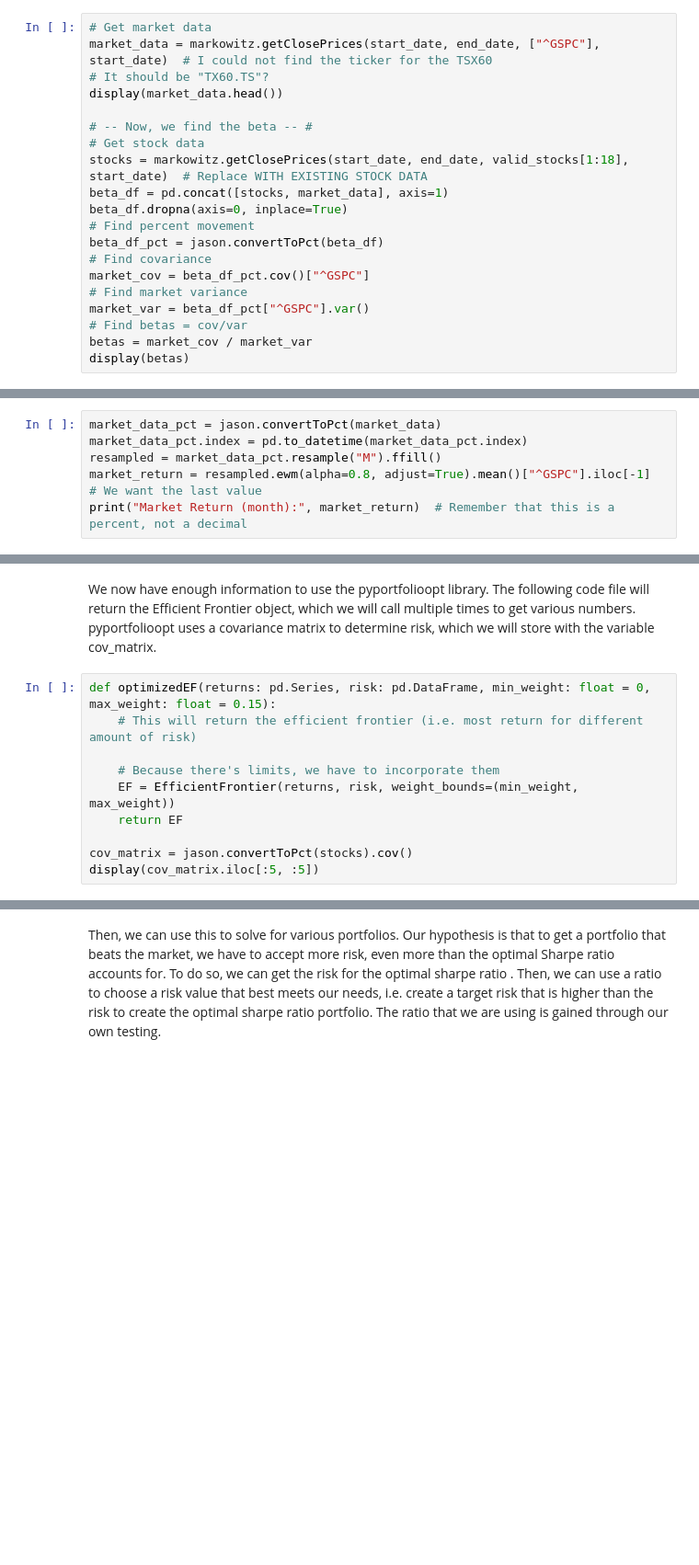
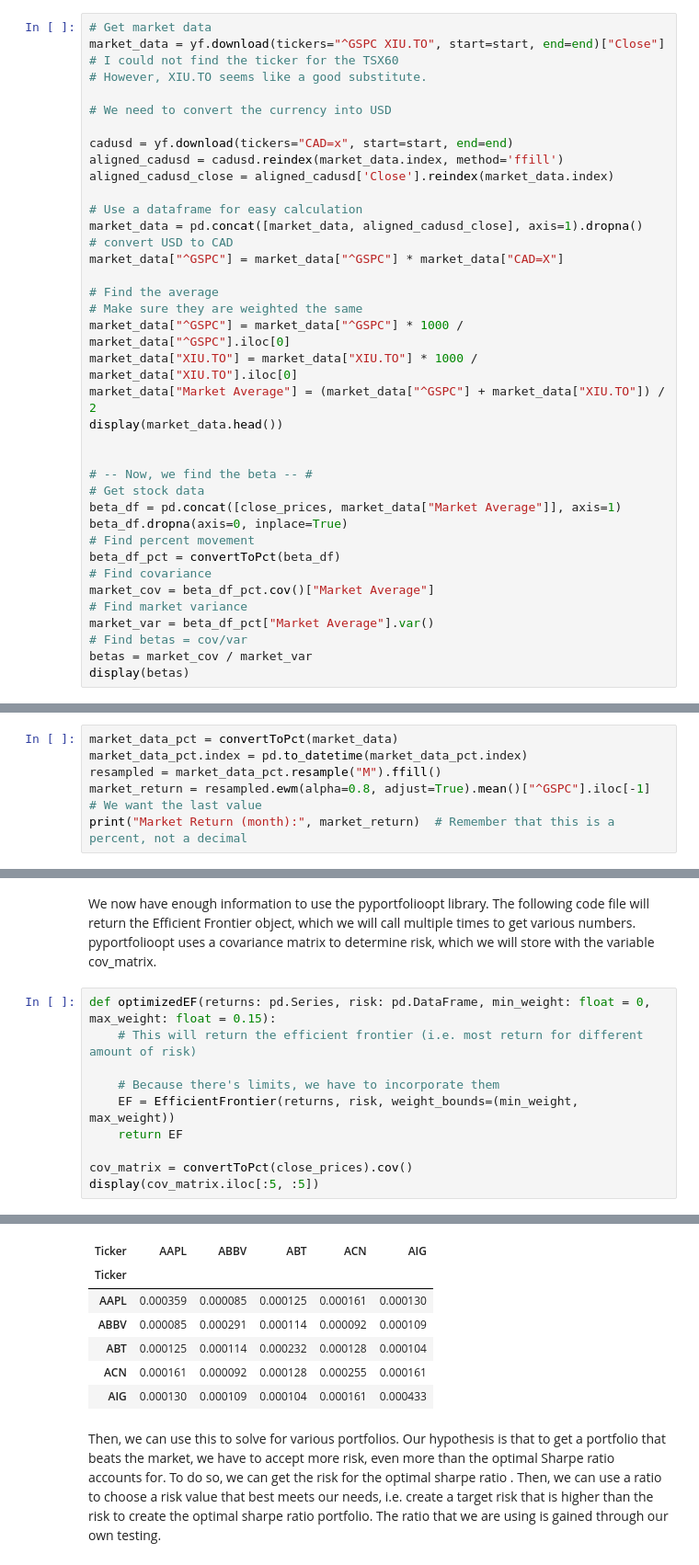
Before and after one commit to JasonLi14/Portfolio-Analyzer, a Jupyter notebook: Team_02_Assignment.ipynb, the cells around one changed output, grey strips where cells are left out. Shown at 92% size. Saved outputs shown, nothing was run; the diff lists cells and outputs as text; blank space fills up the shorter version.

```diff
--- a/Team_02_Assignment.ipynb
+++ b/Team_02_Assignment.ipynb
@@ -723,21 +725,39 @@ To implement CAPM, we first define the risk-free rate as $(3.31\% + 4.41\%)/2 =
 The following code first gets some market data, and then finds the beta of the securities in the stocks we choose.
 # %%
 # Get market data
-market_data = markowitz.getClosePrices(start_date, end_date, ["^GSPC"], start_date)  # I could not find the ticker for the TSX60
-# It should be "TX60.TS"?
+market_data = yf.download(tickers="^GSPC XIU.TO", start=start, end=end)["Close"]
+# I could not find the ticker for the TSX60
+# However, XIU.TO seems like a good substitute.
+
+# We need to convert the currency into USD
+
+cadusd = yf.download(tickers="CAD=x", start=start, end=end)
+aligned_cadusd = cadusd.reindex(market_data.index, method='ffill')
+aligned_cadusd_close = aligned_cadusd['Close'].reindex(market_data.index)
+
+# Use a dataframe for easy calculation
+market_data = pd.concat([market_data, aligned_cadusd_close], axis=1).dropna()
+# convert USD to CAD
+market_data["^GSPC"] = market_data["^GSPC"] * market_data["CAD=X"]
+
+# Find the average
+# Make sure they are weighted the same
+market_data["^GSPC"] = market_data["^GSPC"] * 1000 / market_data["^GSPC"].iloc[0]
+market_data["XIU.TO"] = market_data["XIU.TO"] * 1000 / market_data["XIU.TO"].iloc[0]
+market_data["Market Average"] = (market_data["^GSPC"] + market_data["XIU.TO"]) / 2
 display(market_data.head())
+
 
 # -- Now, we find the beta -- #
 # Get stock data
-stocks = markowitz.getClosePrices(start_date, end_date, valid_stocks[1:18], start_date)  # Replace WITH EXISTING STOCK DATA
-beta_df = pd.concat([stocks, market_data], axis=1)
+beta_df = pd.concat([close_prices, market_data["Market Average"]], axis=1)
 beta_df.dropna(axis=0, inplace=True)
 # Find percent movement
-beta_df_pct = jason.convertToPct(beta_df)
+beta_df_pct = convertToPct(beta_df)
 # Find covariance
-market_cov = beta_df_pct.cov()["^GSPC"]
+market_cov = beta_df_pct.cov()["Market Average"]
 # Find market variance
-market_var = beta_df_pct["^GSPC"].var()
+market_var = beta_df_pct["Market Average"].var()
 # Find betas = cov/var
 betas = market_cov / market_var
 display(betas)
@@ -753,7 +798,7 @@ Where $t$ is the amount of periods, $c_i$ is the percent change at time $= i$, a
 
 This is the code, which uses the pandas library.
 # %%
-market_data_pct = jason.convertToPct(market_data)
+market_data_pct = convertToPct(market_data)
 market_data_pct.index = pd.to_datetime(market_data_pct.index)
 resampled = market_data_pct.resample("M").ffill()
 market_return = resampled.ewm(alpha=0.8, adjust=True).mean()["^GSPC"].iloc[-1]  # We want the last value
@@ -778,6 +839,6 @@ def optimizedEF(returns: pd.Series, risk: pd.DataFrame, min_weight: float = 0, m
     EF = EfficientFrontier(returns, risk, weight_bounds=(min_weight, max_weight))
     return EF
 
-cov_matrix = jason.convertToPct(stocks).cov()
+cov_matrix = convertToPct(close_prices).cov()
 display(cov_matrix.iloc[:5, :5])
 # %% [output]
@@ -785,3 +845,10 @@ NameError: name 'stocks' is not defined
+| Ticker | AAPL | ABBV | ABT | ACN | AIG |
+| Ticker |  |  |  |  |  |
+| AAPL | 0.000359 | 0.000085 | 0.000125 | 0.000161 | 0.000130 |
+| ABBV | 0.000085 | 0.000291 | 0.000114 | 0.000092 | 0.000109 |
+| ABT | 0.000125 | 0.000114 | 0.000232 | 0.000128 | 0.000104 |
+| ACN | 0.000161 | 0.000092 | 0.000128 | 0.000255 | 0.000161 |
+| AIG | 0.000130 | 0.000109 | 0.000104 | 0.000161 | 0.000433 |
 # %% [markdown]
 Then, we can use this to solve for various portfolios. Our hypothesis is that to get a portfolio that beats the market, we have to accept more risk, even more than the optimal Sharpe ratio accounts for. To do so, we can get the risk for the optimal sharpe ratio . Then, we can use a ratio to choose a risk value that best meets our needs, i.e. create a target risk that is higher than the risk to create the optimal sharpe ratio portfolio. The ratio that we are using is gained through our own testing.
 # %%
```
Also changed, not shown: parts of 11 cells of this notebook.
